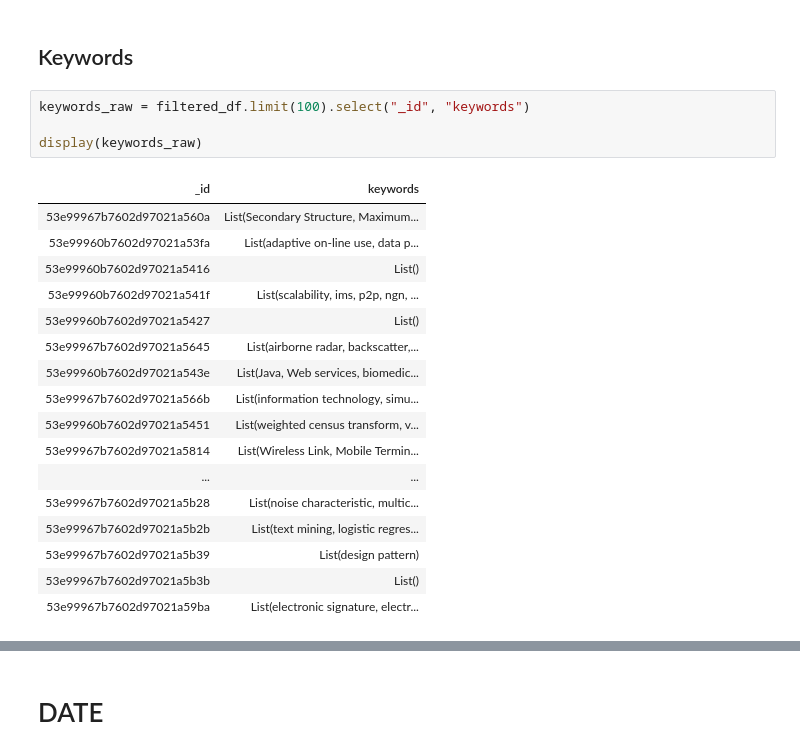
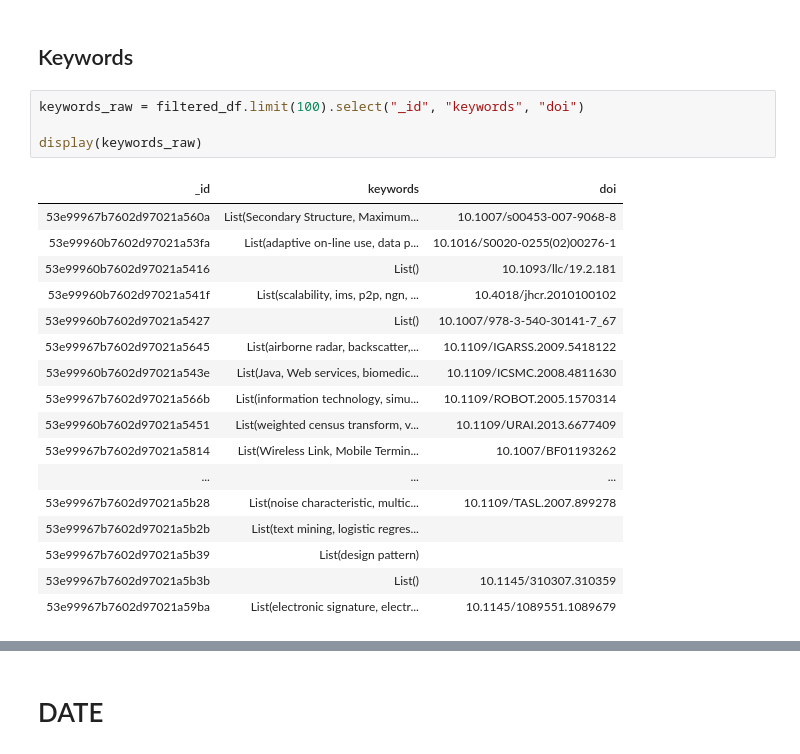
Before and after one commit to Karljohan99/BDM2023-group3, a Jupyter notebook: project1/Project_1.ipynb, the cells around one changed output, grey strips where cells are left out. Drawn from its saved outputs; the diff is of its cells as text.

```diff
--- a/project1/Project_1.ipynb
+++ b/project1/Project_1.ipynb
@@ -475,24 +482,24 @@ display(types)
 # %% [markdown]
 ## Keywords
 # %%
-keywords_raw = filtered_df.limit(100).select("_id", "keywords")
+keywords_raw = filtered_df.limit(100).select("_id", "keywords", "doi")
 
 display(keywords_raw)
 # %% [output]
-| _id | keywords |
-| 53e99967b7602d97021a560a | List(Secondary Structure, Maximum... |
-| 53e99960b7602d97021a53fa | List(adaptive on-line use, data p... |
-| 53e99960b7602d97021a5416 | List() |
-| 53e99960b7602d97021a541f | List(scalability, ims, p2p, ngn, ... |
-| 53e99960b7602d97021a5427 | List() |
-| 53e99967b7602d97021a5645 | List(airborne radar, backscatter,... |
-| 53e99960b7602d97021a543e | List(Java, Web services, biomedic... |
-| 53e99967b7602d97021a566b | List(information technology, simu... |
-| 53e99960b7602d97021a5451 | List(weighted census transform, v... |
-| 53e99967b7602d97021a5814 | List(Wireless Link, Mobile Termin... |
-| ... | ... |
-| 53e99967b7602d97021a5b28 | List(noise characteristic, multic... |
-| 53e99967b7602d97021a5b2b | List(text mining, logistic regres... |
-| 53e99967b7602d97021a5b39 | List(design pattern) |
-| 53e99967b7602d97021a5b3b | List() |
-| 53e99967b7602d97021a59ba | List(electronic signature, electr... |
+| _id | keywords | doi |
+| 53e99967b7602d97021a560a | List(Secondary Structure, Maximum... | 10.1007/s00453-007-9068-8 |
+| 53e99960b7602d97021a53fa | List(adaptive on-line use, data p... | 10.1016/S0020-0255(02)00276-1 |
+| 53e99960b7602d97021a5416 | List() | 10.1093/llc/19.2.181 |
+| 53e99960b7602d97021a541f | List(scalability, ims, p2p, ngn, ... | 10.4018/jhcr.2010100102 |
+| 53e99960b7602d97021a5427 | List() | 10.1007/978-3-540-30141-7_67 |
+| 53e99967b7602d97021a5645 | List(airborne radar, backscatter,... | 10.1109/IGARSS.2009.5418122 |
+| 53e99960b7602d97021a543e | List(Java, Web services, biomedic... | 10.1109/ICSMC.2008.4811630 |
+| 53e99967b7602d97021a566b | List(information technology, simu... | 10.1109/ROBOT.2005.1570314 |
+| 53e99960b7602d97021a5451 | List(weighted census transform, v... | 10.1109/URAI.2013.6677409 |
+| 53e99967b7602d97021a5814 | List(Wireless Link, Mobile Termin... | 10.1007/BF01193262 |
+| ... | ... | ... |
+| 53e99967b7602d97021a5b28 | List(noise characteristic, multic... | 10.1109/TASL.2007.899278 |
+| 53e99967b7602d97021a5b2b | List(text mining, logistic regres... |  |
+| 53e99967b7602d97021a5b39 | List(design pattern) |  |
+| 53e99967b7602d97021a5b3b | List() | 10.1145/310307.310359 |
+| 53e99967b7602d97021a59ba | List(electronic signature, electr... | 10.1145/1089551.1089679 |
```
Also changed, not shown: parts of 9 cells of this notebook.
